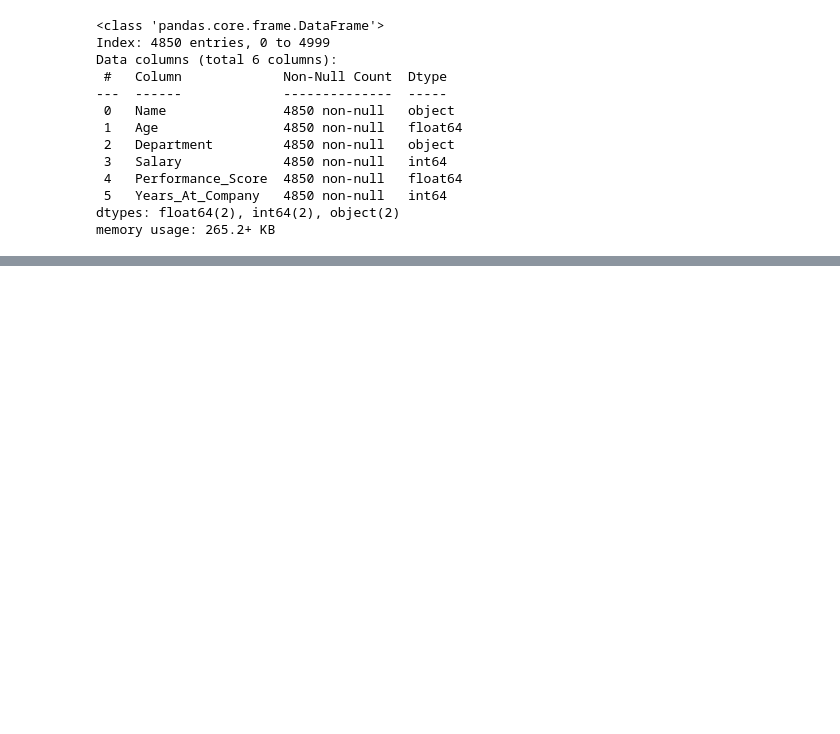
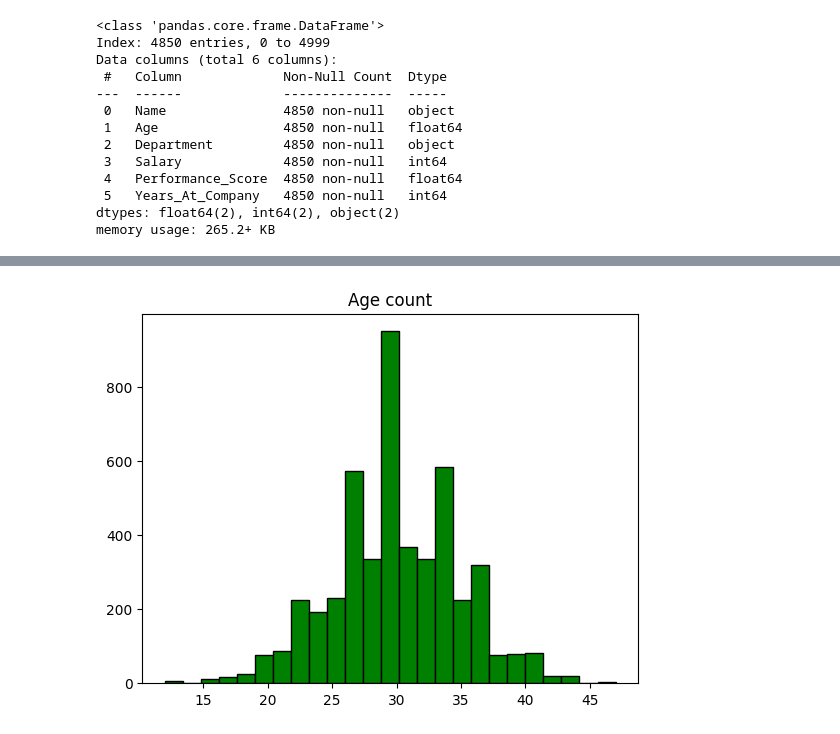
Before and after one commit to sarashyam/learn_DataScience_ChatGPT, a Jupyter notebook: Perplexity_1/data_cleaning_3_1.ipynb, the cells around one changed output, grey strips where cells are left out. Saved outputs shown, nothing was run; the diff lists cells and outputs as text; code cells hidden in the pictures; blank space fills up the shorter version.

```diff
--- a/Perplexity_1/data_cleaning_3_1.ipynb
+++ b/Perplexity_1/data_cleaning_3_1.ipynb
@@ -84,0 +180,6 @@ memory usage: 265.2+ KB
+# %%
+plt.hist(df["Age"],bins=25,color="green",edgecolor="black")
+plt.title("Age count")
+plt.show()
+# %% [output]
+[figure, added]
```
Also changed, not shown: parts of 16 cells of this notebook, 1 other file.
